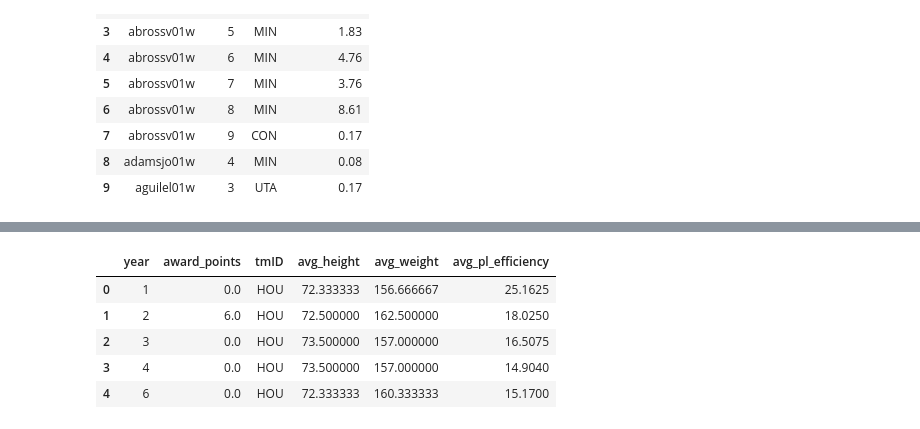
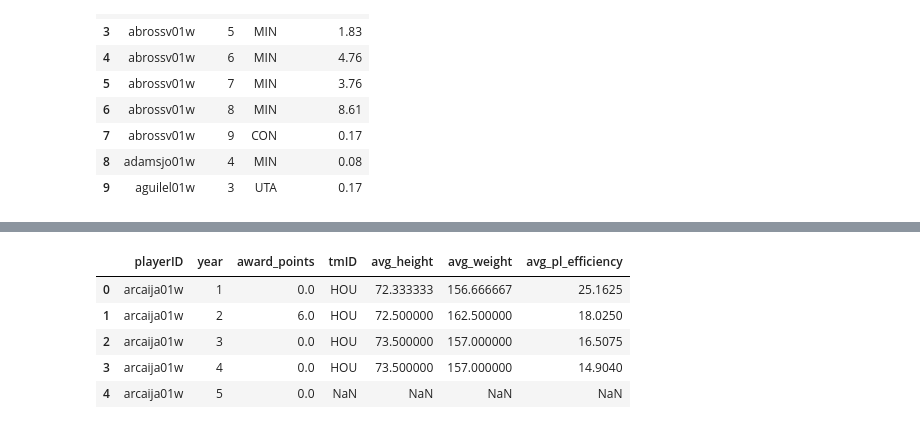
Before and after one commit to jmisidro/FEUP_ML, a Jupyter notebook: src/preparation.ipynb, the cells around one changed output, grey strips where cells are left out. Saved outputs shown, nothing was run; the diff lists cells and outputs as text; code cells hidden in the pictures.

Commit message:
fixed preparation merge (inner to left)

```diff
--- a/src/preparation.ipynb
+++ b/src/preparation.ipynb
@@ -336,7 +343,7 @@ players_teams.head(10)
 | 8 | adamsjo01w | 4 | MIN | 0.08 |
 | 9 | aguilel01w | 3 | UTA | 0.17 |
 # %%
-merged_result = pd.merge(merged_df, players_teams, on=['playerID', 'year'], how='inner')
+merged_result = pd.merge(merged_df, players_teams, on=['playerID', 'year'], how='left')
 merged_result.describe()
 merged_result.head(10)
 # %% [output]
@@ -541,18 +424,16 @@ merged_result['avg_weight'] = merged_result.groupby(['year', 'tmID'])['weight'].
 # Add average player efficiency of the team
 merged_result['avg_pl_efficiency'] = merged_result.groupby(['year', 'tmID'])['pl_efficiency'].transform('mean')
 # %%
-# drop all columns except 'tmID', 'confID', 'year', 'playoff', 'award_points', 'avg_height, 'avg_weight ,'pl_efficiency', 'tm_efficiency'
-merged_result.drop(merged_result.columns.difference(['tmID', 'confID', 'year', 'playoff', 'award_points', 'avg_height', 'avg_weight', 'avg_pl_efficiency', 'pl_efficiency', 'tm_efficiency']), axis=1, inplace=True)
-#drop pl_efficiency
-merged_result.drop('pl_efficiency', axis=1, inplace=True)
+# drop all columns except 'tmID', 'confID', 'year', 'playoff', 'award_points', 'avg_height, 'avg_weight', 'tm_efficiency'
+merged_result.drop(merged_result.columns.difference(['playerID','tmID', 'confID', 'year', 'playoff', 'award_points', 'avg_height', 'avg_weight', 'avg_pl_efficiency', 'tm_efficiency']), axis=1, inplace=True)
 merged_result.head()
 # %% [output]
-|  | year | award_points | tmID | avg_height | avg_weight | avg_pl_efficiency |
-| 0 | 1 | 0.0 | HOU | 72.333333 | 156.666667 | 25.1625 |
-| 1 | 2 | 6.0 | HOU | 72.500000 | 162.500000 | 18.0250 |
-| 2 | 3 | 0.0 | HOU | 73.500000 | 157.000000 | 16.5075 |
-| 3 | 4 | 0.0 | HOU | 73.500000 | 157.000000 | 14.9040 |
-| 4 | 6 | 0.0 | HOU | 72.333333 | 160.333333 | 15.1700 |
+|  | playerID | year | award_points | tmID | avg_height | avg_weight | avg_pl_efficiency |
+| 0 | arcaija01w | 1 | 0.0 | HOU | 72.333333 | 156.666667 | 25.1625 |
+| 1 | arcaija01w | 2 | 6.0 | HOU | 72.500000 | 162.500000 | 18.0250 |
+| 2 | arcaija01w | 3 | 0.0 | HOU | 73.500000 | 157.000000 | 16.5075 |
+| 3 | arcaija01w | 4 | 0.0 | HOU | 73.500000 | 157.000000 | 14.9040 |
+| 4 | arcaija01w | 5 | 0.0 | NaN | NaN | NaN | NaN |
 # %%
 
 #merge coachID year in with playerID year to get coach award awards_players and coaches
```
Also changed, not shown: parts of 8 cells of this notebook, 4 other files.
